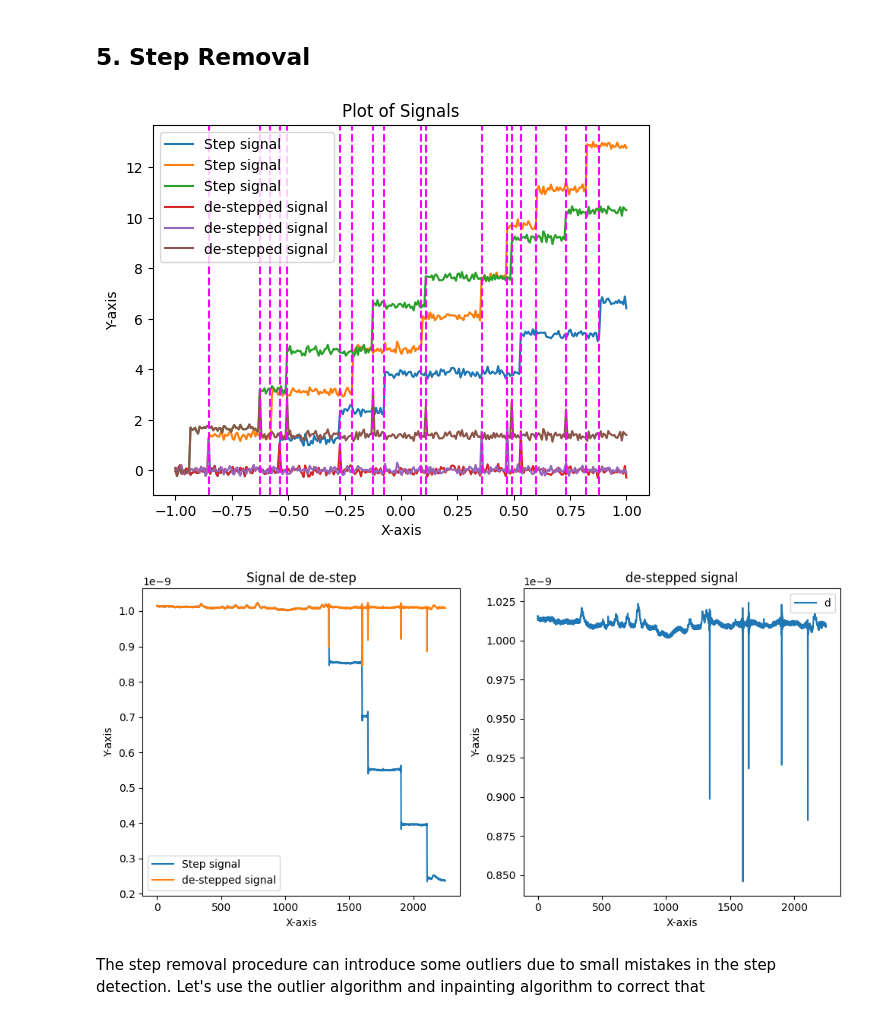
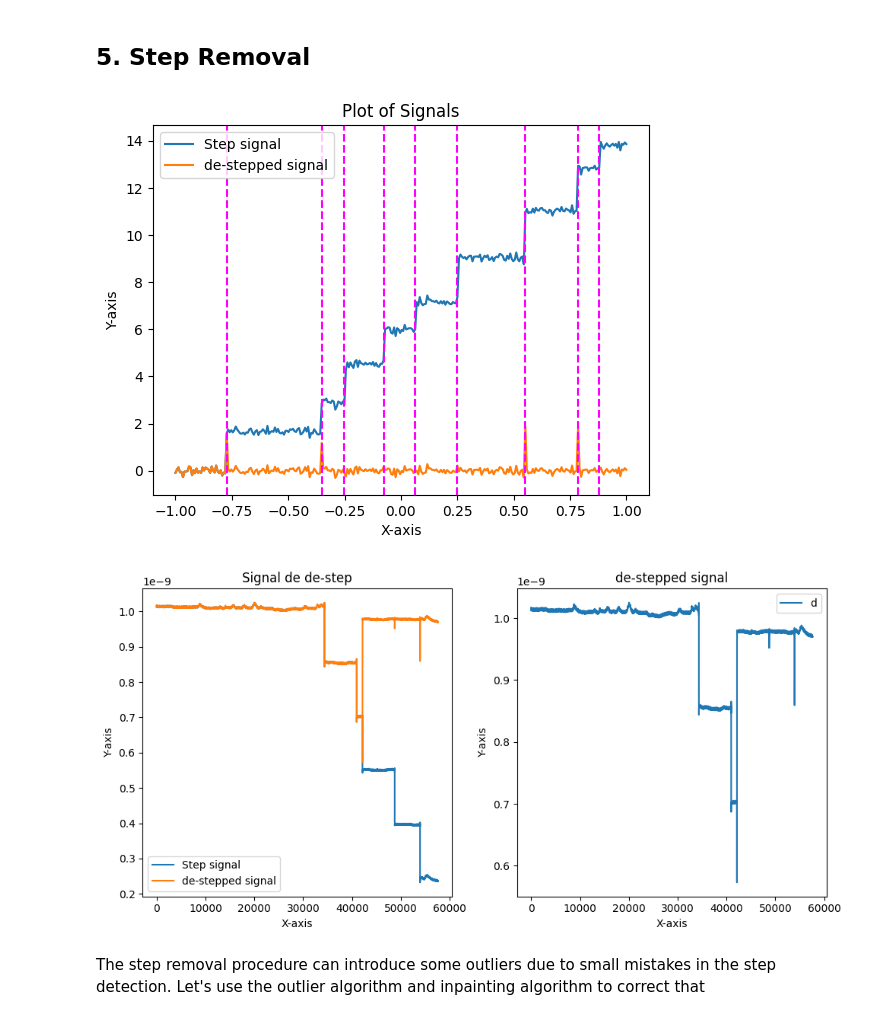
Before and after one commit to alexicanesse/robust-detrending-rereferencing-outlier-detection-and-inpainting-for-multichannel-data, a Jupyter notebook: implementation.ipynb, the cells around one changed output. Saved outputs shown, nothing was run; the diff lists cells and outputs as text; code cells hidden in the pictures.

```diff
--- a/implementation.ipynb
+++ b/implementation.ipynb
@@ -271,14 +271,24 @@ def find_steps(x, thresh, guard, depth):
         return []
 
     T = x.shape[0] # x is a single channel here
-    M = np.array([np.array([np.mean(x[t_low:t_high + 1]) for t_high in range(t_low, T)]) for t_low in range(T)], dtype=object)
-    V = np.array([np.array([np.sum(np.square(x[t_low:t_high + 1] - M[t_low][t_high - t_low])) for t_high in range(t_low, T)]) for t_low in range(T)], dtype=object)
 
-    t0 = np.nanargmin([V[0][t] + V[t][-1] for t in range(guard, T - guard)])
+    M0 = np.cumsum(x) / np.arange(1, T+1)
+    V0 = np.cumsum(np.square(x)) / np.arange(1, T+1)
+    V0 -= np.square(M0)
+    V0 *= np.arange(1, T+1)
+
+    MT = np.cumsum(x[::-1]) / np.arange(1, T+1)
+    VT = np.cumsum(np.square(x[::-1])) / np.arange(1, T+1)
+    VT -= np.square(MT)
+    VT *= np.arange(1, T+1)
+    VT = VT[::-1]
+
+    # t0 = np.nanargmin([V[0][t] + V[t][-1] for t in range(guard, T - guard)])
+    t0 = np.argmin((V0 + VT)[guard : T-guard])
     steps = [guard + t0]
 
     # Check if the step is relevent
-    if (V[0][t0] + V[t0][-1])/V[0][-1] > thresh:
+    if (V0[t0] + VT[t0]) / V0[-1] > thresh:
         return []
 
     if depth and steps:
@@ -289,7 +299,7 @@ def find_steps(x, thresh, guard, depth):
 
     return steps.astype(int)
 
-def step_removal(x, thresh=0.5, guard=5, depth=5):
+def step_removal(x, thresh=0.7, guard=5, depth=5):
     """
     Remove step glitch
 
@@ -322,15 +332,15 @@ def step_removal(x, thresh=0.5, guard=5, depth=5):
 
     return y, np.array(all_stepList, dtype=object)
 # %%
-x_step_removed, stepList = step_removal(x_step.T)
-utils.plot_signals(t, [x_step.T, x_step_removed], y_names=["Step signal", "de-stepped signal"], y_lines=[t[step] for steps in stepList for step in steps])
+x_step_removed, stepList = step_removal(x_step[[1]].T, thresh=0.7)
+utils.plot_signals(t, [x_step[[1]].T, x_step_removed], y_names=["Step signal", "de-stepped signal"], y_lines=[t[step] for steps in stepList for step in steps])
 # %% [output]
-[figure, old version]
+[figure, new version]
 # %%
 meg3_step_removed, stepList = step_removal(meg_data[:, [3]])
 utils.plot_signals_side_by_side(range(meg_data.shape[0]), y1=[meg_data[:, [3]], meg3_step_removed], y2=[meg3_step_removed], y_names1=["Step signal", "de-stepped signal"], y_names2="de-stepped signal", title1="Signal de de-step", title2="de-stepped signal", sharey=False)
 # %% [output]
-[figure, old version]
+[figure, new version]
 # %% [markdown]
 The step removal procedure can introduce some outliers due to small mistakes in the step detection. Let's use the outlier algorithm and inpainting algorithm to correct that
 # %%
```
Also changed, not shown: parts of 25 cells of this notebook, 1 other file.
